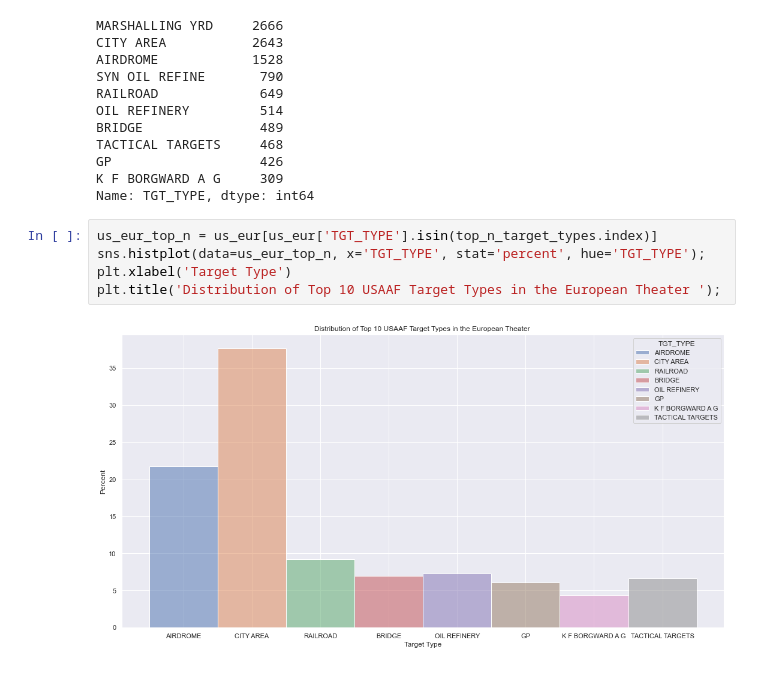
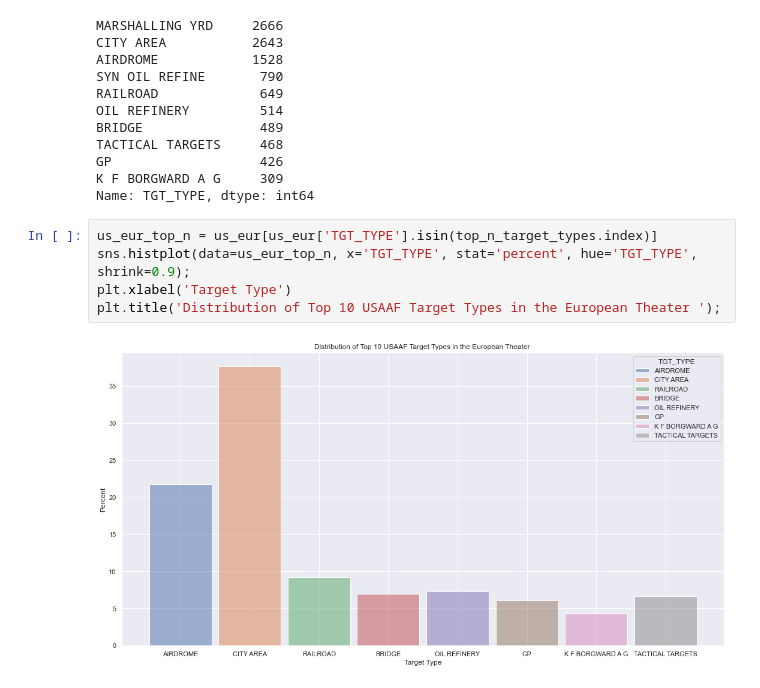
Before and after one commit to sidmurthy/ww2bombing, a Jupyter notebook: bombing_analysis.ipynb, the cells around one changed output. Cells and saved outputs as stored; diff of their text form.

```diff
--- a/bombing_analysis.ipynb
+++ b/bombing_analysis.ipynb
@@ -518,8 +518,8 @@ K F BORGWARD A G     309
 Name: TGT_TYPE, dtype: int64
 # %%
 us_eur_top_n = us_eur[us_eur['TGT_TYPE'].isin(top_n_target_types.index)]
-sns.histplot(data=us_eur_top_n, x='TGT_TYPE', stat='percent', hue='TGT_TYPE');
+sns.histplot(data=us_eur_top_n, x='TGT_TYPE', stat='percent', hue='TGT_TYPE', shrink=0.9);
 plt.xlabel('Target Type')
 plt.title('Distribution of Top 10 USAAF Target Types in the European Theater ');
 # %% [output]
-[figure, old version]
+[figure, new version]
```
Also changed, not shown: parts of 2 cells of this notebook, 1 other file.
